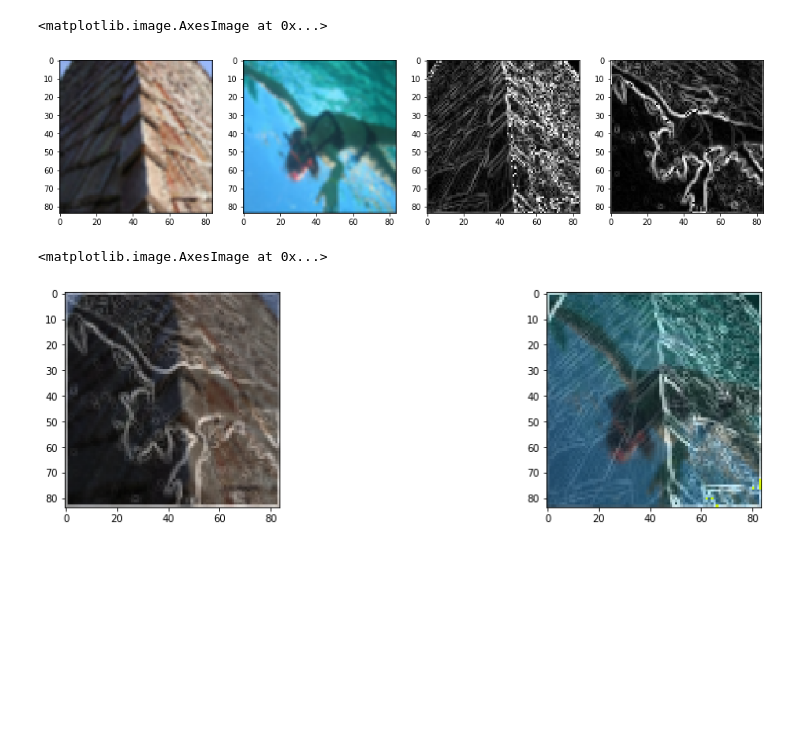
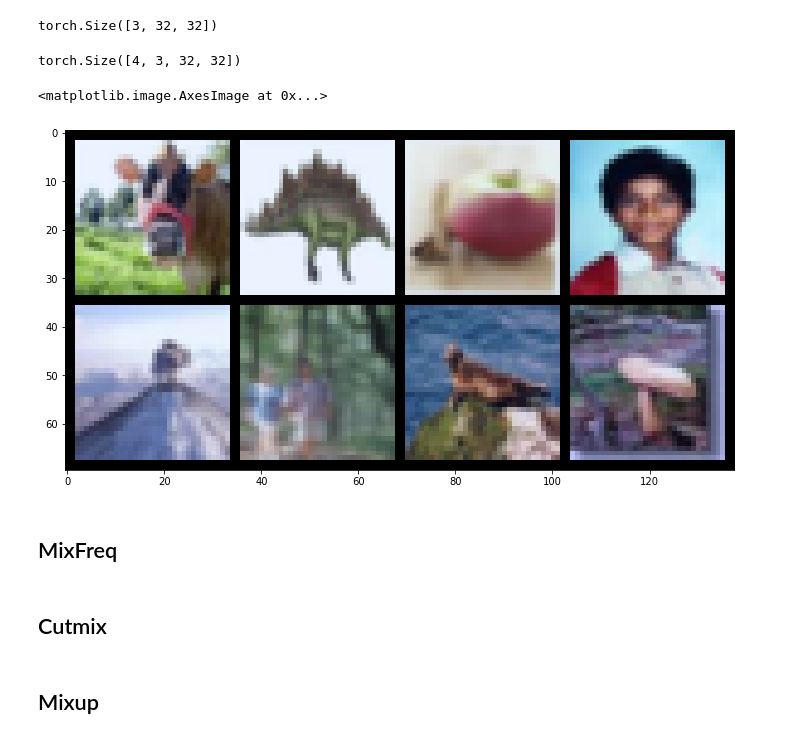
Before and after one commit to Cognitive-Systems-Laboratory/2021-AI-Highly-Cluttered-Dataset, a Jupyter notebook: metric_hyun/MixFreq.ipynb, the cells around one changed output. Drawn from its saved outputs; the diff is of its cells as text; code cells hidden in the pictures; blank space fills up the shorter version.

```diff
--- a/metric_hyun/MixFreq.ipynb
+++ b/metric_hyun/MixFreq.ipynb
@@ -87,7 +26,21 @@ ModuleNotFoundError: No module named 'cv2'
 # %%
-transform=T.Compose([T.ToTensor(),T.Normalize((0.5,0.5,0.5),(0.5,0.5,0.5))])
-transform=T.Compose([T.ToTensor()])
+import ssl
 
-train_set=MiniImagenet(root="D:/Dataset/Mini-ImageNet",mode='train',transform=transform)
-torch.manual_seed(0)
-train_set, val_set = torch.utils.data.random_split(train_set, [30000, 8400])
+#transform=T.Compose([T.ToTensor(),T.Normalize((0.5,0.5,0.5),(0.5,0.5,0.5))])
+#transform=T.Compose([T.AutoAugment()])
+train_transform=T.Compose([#T.Resize(32),
+                           #T.RandomResizedCrop(64),
+                           T.RandomHorizontalFlip(),
+                           T.ToTensor(),T.Normalize((0.485, 0.456, 0.406), (0.229, 0.224, 0.225))])
+
+valid_transform=T.Compose([T.ToTensor(),T.Normalize((0.485, 0.456, 0.406), (0.229, 0.224, 0.225))])
+#train_ds=ImageFolder(os.path.join(tiny_data_dir,'train'),transform=train_transform)
+#valid_ds=ImageFolder(os.path.join(tiny_data_dir,'val_'),transform=valid_transform)
+
+#train_set=MiniImagenet(root="D:/Dataset/Mini-ImageNet",mode='train',transform=transform)
+torch.manual_seed(1)
+#train_set, val_set = torch.utils.data.random_split(train_set, [30000, 8400])
+
+#ssl._create_default_https_context = ssl._create_unverified_context
+train_ds=CIFAR100(root="data",train=True,transform=train_transform,download=False)
+valid_ds=CIFAR100(root="data",train=False,transform=valid_transform,download=False)
@@ -107,27 +47,8 @@ ax[1].imshow(T.ToPILImage()(img2))
-# %%
-
-
-blur_kernel=CannyFilter(k_gaussian=3,k_sobel=3,blur=True)
-edge_kernel=CannyFilter(k_gaussian=1,k_sobel=3,blur=False)
-
-
-fig,ax=plt.subplots(1,4,figsize=(16,4))
-edged_img1=edge_kernel(img1.unsqueeze(0))[1][0].expand(3,-1,-1)
-edged_img2=edge_kernel(img2.unsqueeze(0))[1][0].expand(3,-1,-1)
-blured_img1=blur_kernel(img1.unsqueeze(0))[0]
-blured_img2=blur_kernel(img2.unsqueeze(0))[0]
-ax[0].imshow(T.ToPILImage()(blured_img1))
-ax[1].imshow(T.ToPILImage()(blured_img2))
-
-ax[2].imshow(T.ToPILImage()(edged_img1))
-ax[3].imshow(T.ToPILImage()(edged_img2))
-# %% [output]
-<matplotlib.image.AxesImage at 0x...>
-[figure, removed]
-# %%
-fig,ax=plt.subplots(1,2,figsize=(16,4))
-ax[0].imshow(T.ToPILImage()(blured_img1*0.45+edged_img2*0.45))
-ax[1].imshow(T.ToPILImage()(blured_img2*0.45+edged_img1*0.45))
-# %% [output]
-<matplotlib.image.AxesImage at 0x...>
-[figure, removed]
+# %%
+train_ds[0][0].shape
+# %% [output]
+torch.Size([3, 32, 32])
+# %%
+torch.stack([train_ds[x][0] for x in range(4)]).shape
+# %% [output]
+torch.Size([4, 3, 32, 32])
@@ -134 +57,11 @@ ax[1].imshow(T.ToPILImage()(blured_img2*0.45+edged_img1*0.45))
+# %%
+grid_img = torchvision.utils.make_grid(torch.cat([torch.stack([train_ds[x][0] for x in range(4)]),
+                                                  torch.stack([valid_ds[x][0] for x in range(4)])]).detach(), nrow=4,normalize=True)
+#gt=[label_name[x.long()] for x in LABELS]
+plt.figure(figsize=(12,8))
+#plt.title(gt)
+plt.imshow(grid_img.permute(1, 2, 0))
+# %% [output]
+<matplotlib.image.AxesImage at 0x...>
+[figure, added]
 # %%
@@ -141,5 +74,7 @@ valid_dl = torch.utils.data.DataLoader(dataset=val_set,
                                           shuffle=False,
                                           drop_last=True)
+# %% [markdown]
+## MixFreq
 # %%
 def mix_freq(img,label,b_kernel,e_kernel,lamB=0.5,lamE=0.5):
     with torch.no_grad():
@@ -156 +103,3 @@ def mixfreq_criterion(criterion, pred, y_a, y_):
     return  criterion(pred, y_a) + criterion(pred, y_b)
+# %% [markdown]
+## Cutmix
@@ -157 +144,3 @@ def mixfreq_criterion(criterion, pred, y_a, y_):
+# %% [markdown]
+## Mixup
 # %%
```
Also changed, not shown: parts of 20 cells of this notebook, 4 other files.
